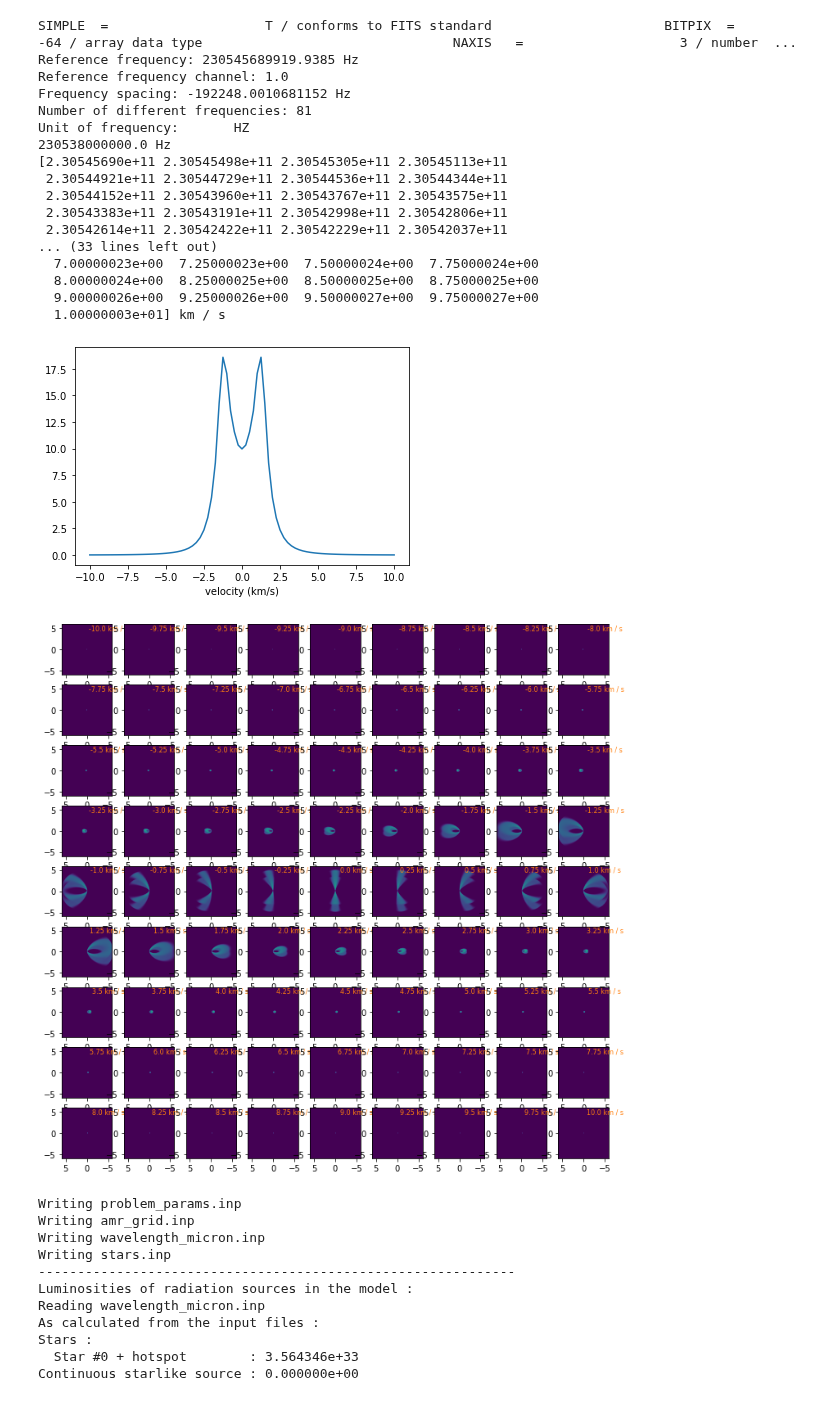
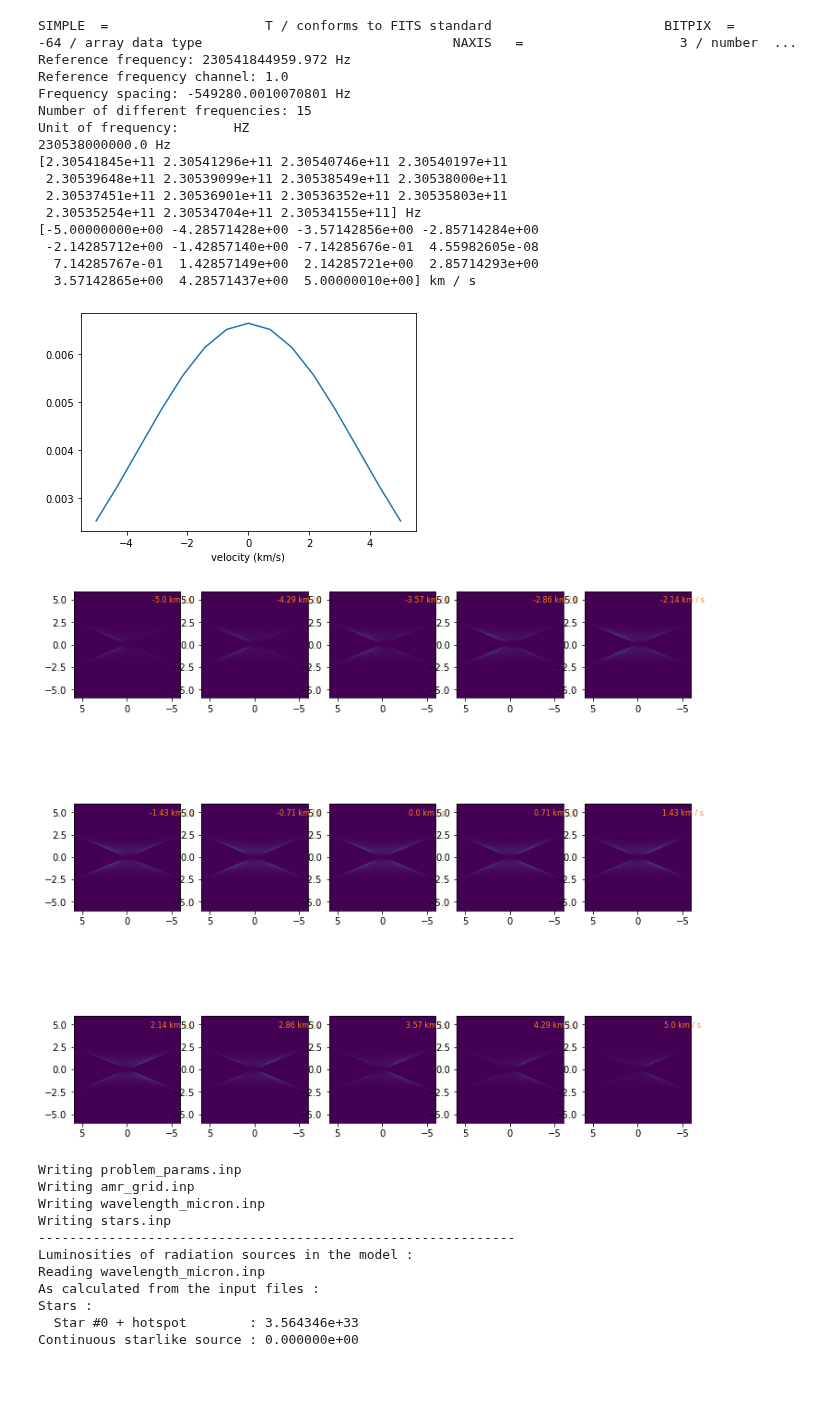
Before and after one commit to feilongm/Notebooks, a Jupyter notebook: notebooks/May_10.ipynb, the cells around one changed output. Drawn from its saved outputs; the diff is of its cells as text; code cells hidden in the pictures.

```diff
--- a/notebooks/May_10.ipynb
+++ b/notebooks/May_10.ipynb
@@ -38,7 +40,7 @@ numchannels = header['NAXIS3']
 
 FrequencySpacing = header['CDELT3'] * u.Hz
 ReferenceFrequency = header['CRVAL3'] * u.Hz
-NumFreq = np.arange(start=1, stop=82, step=1)
+NumFreq = np.arange(start=1, stop=16, step=1)
 RestFreq = RESTFRQ
 c = 299792.458 * u.km / u.s
 
@@ -62,37 +64,35 @@ plt.xlabel('velocity (km/s)')
 plt.show()
 # %% [output]
 SIMPLE  =                    T / conforms to FITS standard                      BITPIX  =                  -64 / array data type                                NAXIS   =                    3 / number  ...
-Reference frequency: 230545689919.9385 Hz
+Reference frequency: 230541844959.972 Hz
 Reference frequency channel: 1.0
-Frequency spacing: -192248.0010681152 Hz
-Number of different frequencies: 81
+Frequency spacing: -549280.0010070801 Hz
+Number of different frequencies: 15
 Unit of frequency:       HZ
 230538000000.0 Hz
-[2.30545690e+11 2.30545498e+11 2.30545305e+11 2.30545113e+11
- 2.30544921e+11 2.30544729e+11 2.30544536e+11 2.30544344e+11
- 2.30544152e+11 2.30543960e+11 2.30543767e+11 2.30543575e+11
- 2.30543383e+11 2.30543191e+11 2.30542998e+11 2.30542806e+11
- 2.30542614e+11 2.30542422e+11 2.30542229e+11 2.30542037e+11
-... (33 lines left out)
-  7.00000023e+00  7.25000023e+00  7.50000024e+00  7.75000024e+00
-  8.00000024e+00  8.25000025e+00  8.50000025e+00  8.75000025e+00
-  9.00000026e+00  9.25000026e+00  9.50000027e+00  9.75000027e+00
-  1.00000003e+01] km / s
+[2.30541845e+11 2.30541296e+11 2.30540746e+11 2.30540197e+11
+ 2.30539648e+11 2.30539099e+11 2.30538549e+11 2.30538000e+11
+ 2.30537451e+11 2.30536901e+11 2.30536352e+11 2.30535803e+11
+ 2.30535254e+11 2.30534704e+11 2.30534155e+11] Hz
+[-5.00000000e+00 -4.28571428e+00 -3.57142856e+00 -2.85714284e+00
+ -2.14285712e+00 -1.42857140e+00 -7.14285676e-01  4.55982605e-08
+  7.14285767e-01  1.42857149e+00  2.14285721e+00  2.85714293e+00
+  3.57142865e+00  4.28571437e+00  5.00000010e+00] km / s
-[figure, old version]
+[figure, new version]
 # %%
 text_kwargs = dict(ha='center', va='center', fontsize=8, color='C1')
 plt.figure(figsize = (12,12))
 naxis1 = header['NAXIS1']
 cdelt1 = header['CDELT1']*3600 #conversion to arcseconds
 cdelt2 = header['CDELT2']*3600 #conversion to arcseconds
-for i in range(1, 82):
-    plt.subplot(9,9,i)
+for i in range(1, 16):
+    plt.subplot(3,5,i)
     plt.imshow(data[i-1], origin='lower', extent = [-0.5*cdelt1*naxis1, 0.5*cdelt1*naxis1,-0.5*cdelt2*naxis1, 0.5*cdelt2*naxis1] )
     text = np.round(resultVelocity[i-1], 2)
     plt.text(-5, 5, text, **text_kwargs)
 plt.show()
 # %% [output]
-[figure, old version]
+[figure, new version]
 # %%
 import sys
 import os
```
Also changed, not shown: parts of 3 cells of this notebook.
